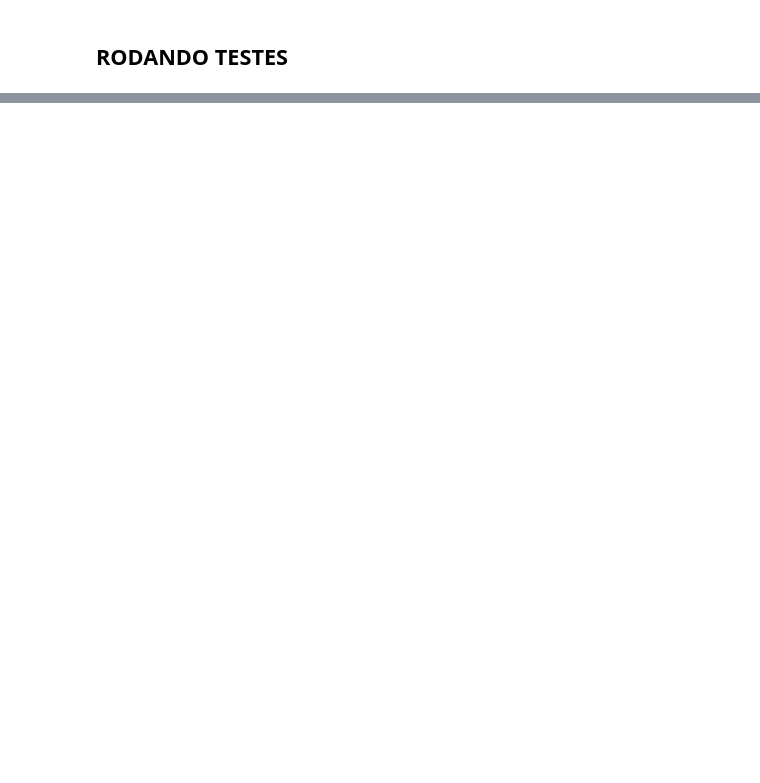
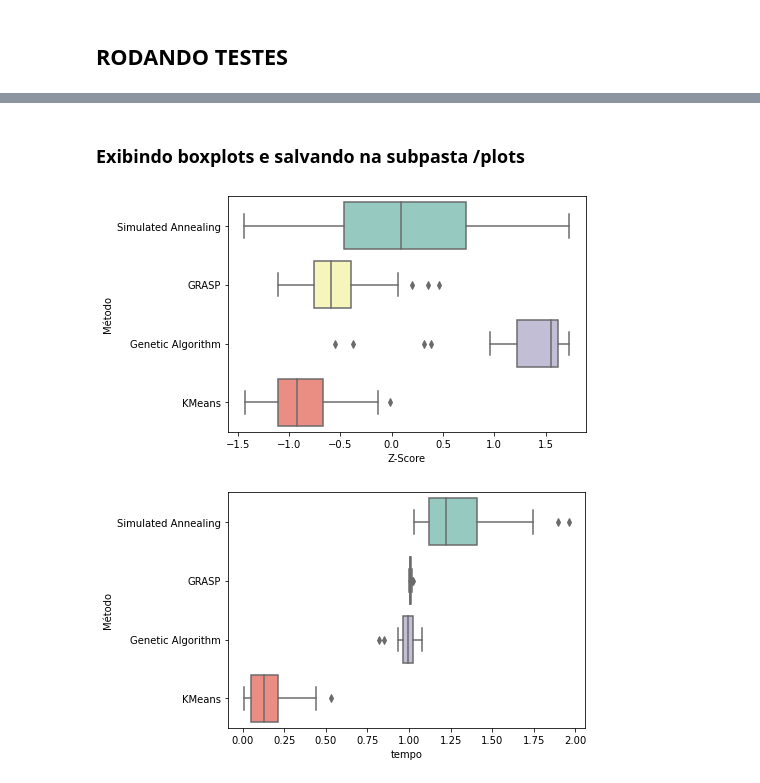
Before and after one commit to gabrielcipriano/trabalho-IA-2020-2, a Jupyter notebook: main.ipynb, the cells around one changed output, grey strips where cells are left out. Drawn from its saved outputs; the diff is of its cells as text; code cells hidden in the pictures; blank space fills up the shorter version.

Commit message:
statuses info generated

```diff
--- a/main.ipynb
+++ b/main.ipynb
@@ -384,0 +425,3 @@ for m_name, metodo in metodos.items():
+# %%
+with open('test_results_persistence.json') as json_file:
+        test_data = json.load(json_file)
@@ -384,0 +430,11 @@ for m_name, metodo in metodos.items():
+# %%
+import copy
+import pandas as pd
+def get_test_info(test_data, info):
+    info_dict = {k: {} for k in test_data}
+    for m_name, m_data in test_data.items():
+        for ds_name, ds_data in m_data.items():
+            # info_dict[m_name] = {ds_name+k: ds_data[k][info] for k in ds_data}
+            for k in ds_data:
+                info_dict[m_name][ds_name+k] = ds_data[k][info]
+    return pd.DataFrame(info_dict)
@@ -384,0 +443,10 @@ for m_name, metodo in metodos.items():
+# %%
+from scipy import stats
+
+test_sses = get_test_info(test_data, 'sse')
+zscores_df = pd.DataFrame(stats.zscore(test_sses, axis=1), test_sses.index, test_sses.columns)
+
+times_df = pd.DataFrame(get_test_info(test_data, 'time'))
+
+display("zscores table:", zscores_df.head())
+display(" time table:", times_df.head())
@@ -384,0 +468,26 @@ for m_name, metodo in metodos.items():
+# %%
+from matplotlib import pyplot as plt
+import seaborn as sns
+
+def plot_boxplot(dataset_df, xlabel=None, ylabel=None, title=None):
+    # boxplot zscores and tempos
+    _, ax = plt.subplots(figsize=(7, 4))
+    ax.set(xlabel=xlabel, ylabel=ylabel)
+    sns.boxplot(data=dataset_df, ax=ax, orient="h", palette="Set3")
+    ax.set_title(title)
+    plt.tight_layout()
+# %% [markdown]
+### Exibindo boxplots e salvando na subpasta /plots
+# %%
+path= "plots/"
+
+plot_boxplot(zscores_df,'Z-Score', 'Método')
+plt.savefig(path + "boxplot_test_zscore.png",dpi=200)
+plt.show()
+
+plot_boxplot(times_df,'tempo', 'Método')
+plt.savefig(path + "boxplot_test_time.png",dpi=200)
+plt.show()
+# %% [output]
+[figure, added]
+[figure, added]
```
Also changed, not shown: parts of 16 cells of this notebook, 5 other files.
